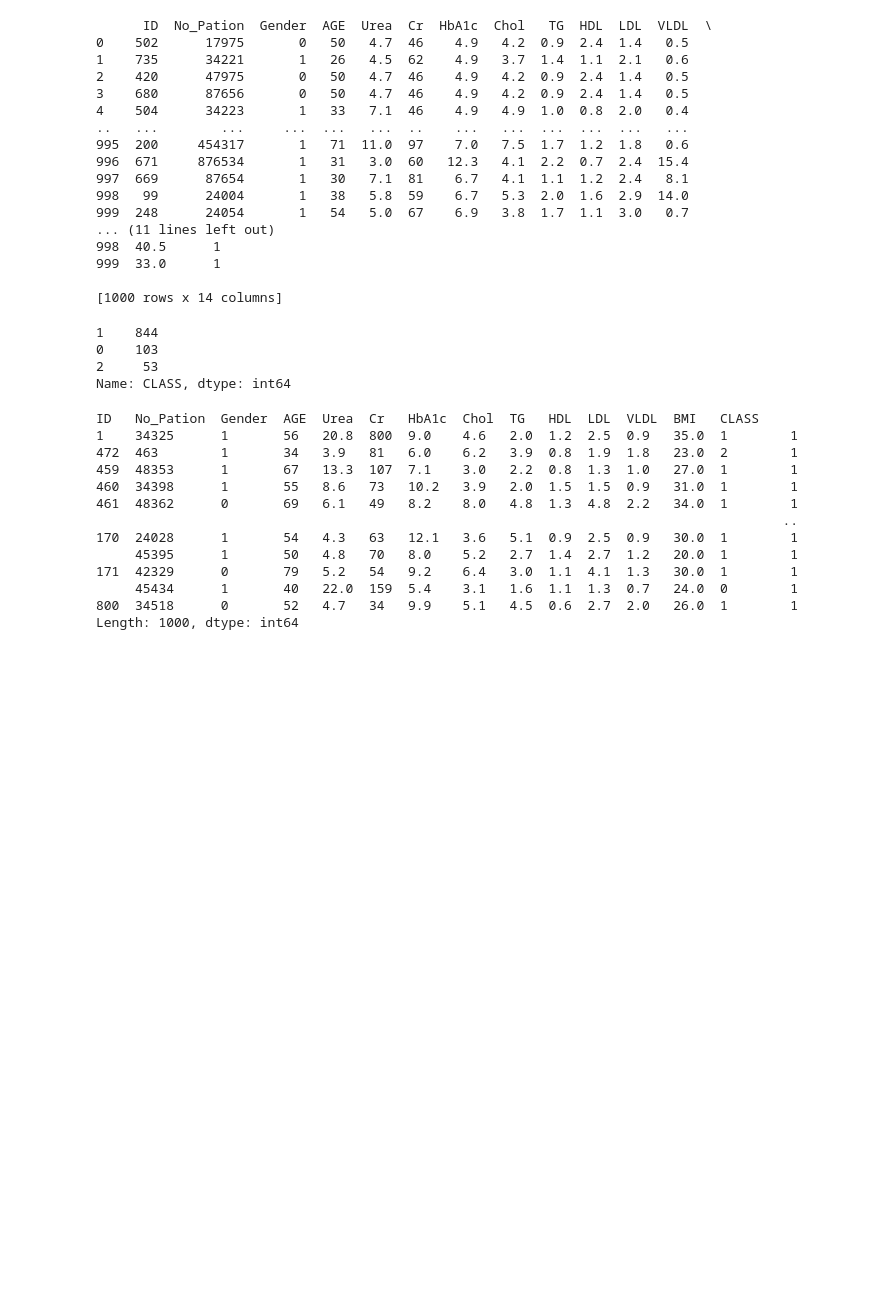
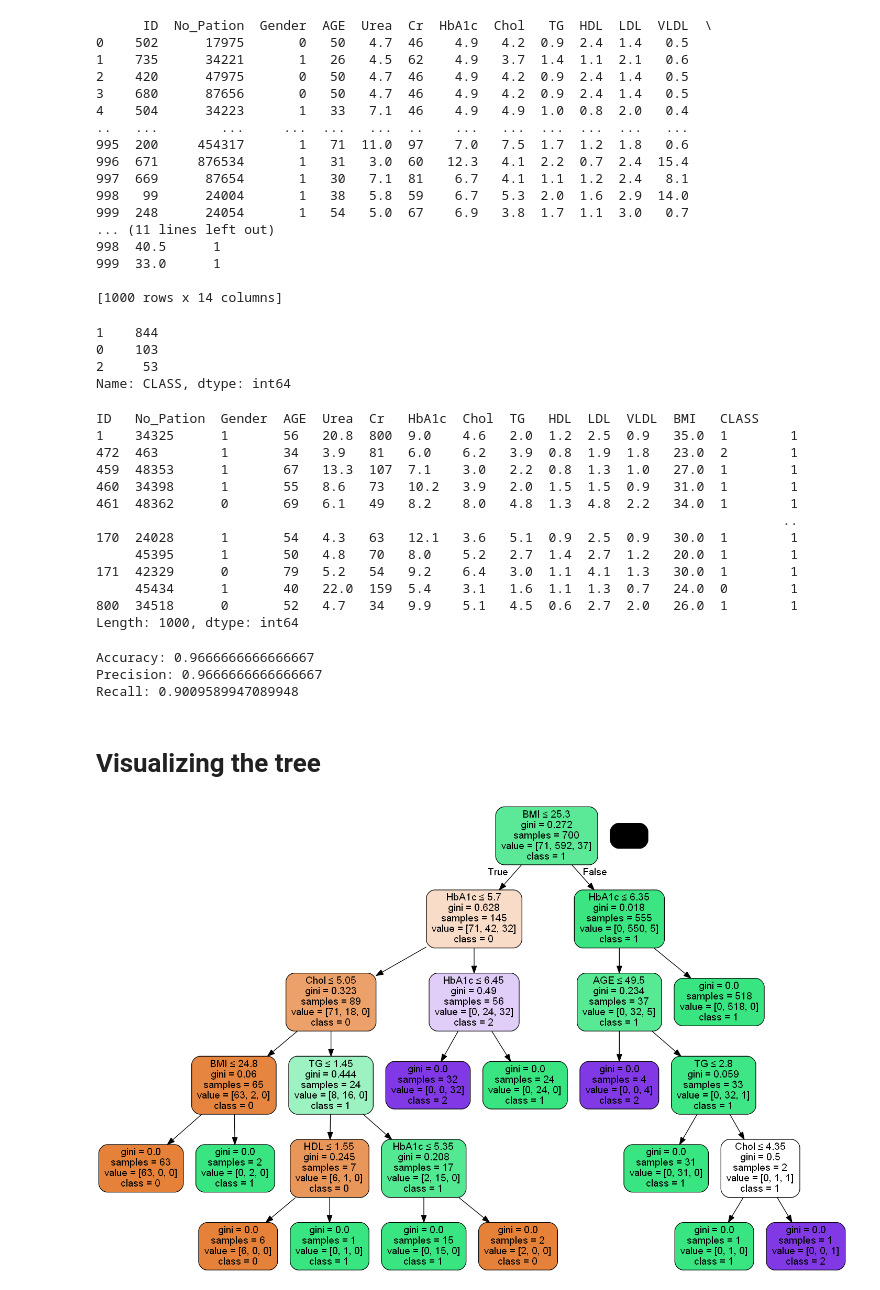
Before and after one commit to abdieljz/LAB1_U2_DecisionTree, a Jupyter notebook: [NRC_6292]_JuniorZambrano_Lab1Unidad2.ipynb, the cells around one changed output. Drawn from its saved outputs; the diff is of its cells as text; code cells hidden in the pictures; blank space fills up the shorter version.

```diff
--- a/[NRC_6292]_JuniorZambrano_Lab1Unidad2.ipynb
+++ b/[NRC_6292]_JuniorZambrano_Lab1Unidad2.ipynb
@@ -134,3 +134,39 @@ feature_cols = ['Gender', 'AGE', 'Urea', 'Cr', 'HbA1c', 'Chol', 'TG','HDL','LDL'
 X = df[feature_cols]
 '''y es la variable objetivo'''
 y = df.CLASS
+# %%
+'''División del data set en prueba y entrenamiento'''
+X_train, X_test, y_train, y_test = train_test_split(X, y, test_size=0.3, random_state=1)
+'''Declaración de variables para la creación del DecisionTree'''
+clf = DecisionTreeClassifier()
+clf = clf.fit(X_train,y_train)
+'''Declaración de la y_pred'''
+y_pred = clf.predict(X_test)
+# %%
+'''Determinación del Accuracy mediante (y_test, y_pred)'''
+print("Accuracy:", metrics.accuracy_score(y_test, y_pred))
+'''Determinación del Precision mediante (y_test, y_pred)'''
+print("Precision:", metrics.precision_score(y_test, y_pred,average='micro'))
+'''Determinación del Recall mediante (y_test, y_pred)'''
+print("Recall:", metrics.recall_score(y_test, y_pred,average='macro'))
+# %% [output]
+Accuracy: 0.9666666666666667
+Precision: 0.9666666666666667
+Recall: 0.9009589947089948
+# %% [markdown]
+# Visualizing the tree
+# %%
+'''Visualización del árbol de decisión completo mostrando su raíz, ramas y nodos'''
+dot_data = StringIO()
+export_graphviz(clf, out_file=dot_data,
+                filled=True, rounded=True,
+                special_characters=True,
+                feature_names = feature_cols,
+                class_names=['0','1','2'])
+graph = pydotplus.graph_from_dot_data(dot_data.getvalue())
+'''Guardar imagen en el local'''
+graph.write_png('diabetes.png')
+'''Presentación de la imagen'''
+Image(graph.create_png())
+# %% [output]
+[figure, added]
```
Also changed, not shown: 1 other file.
